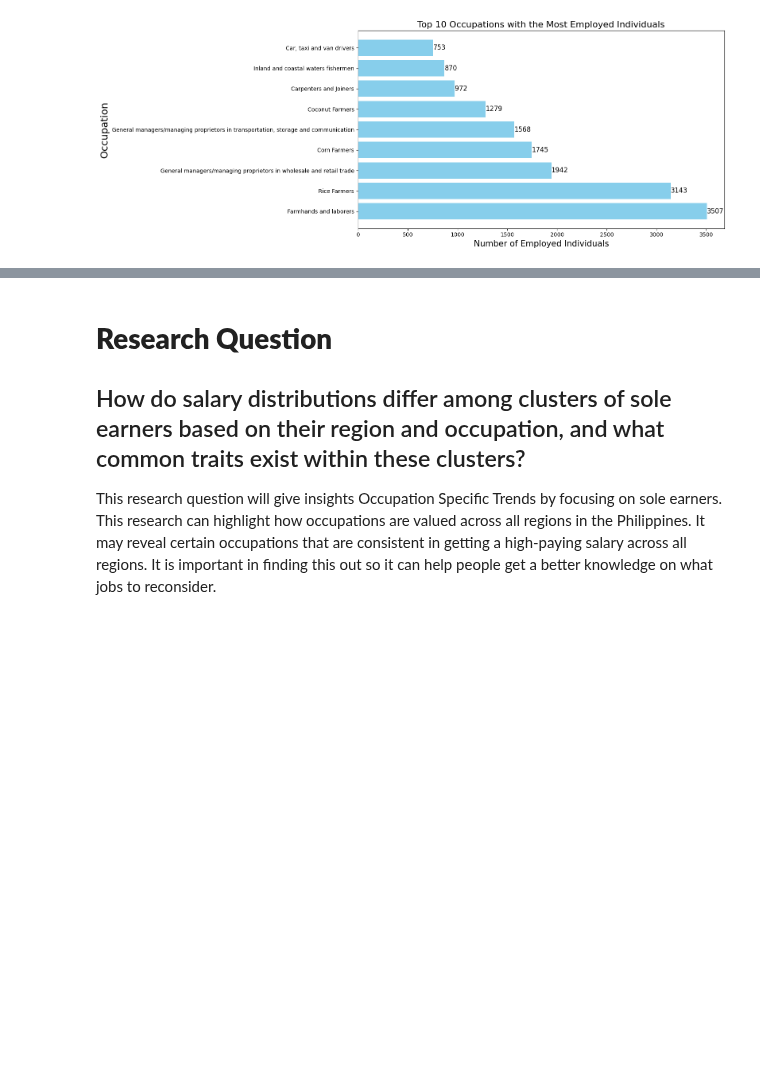
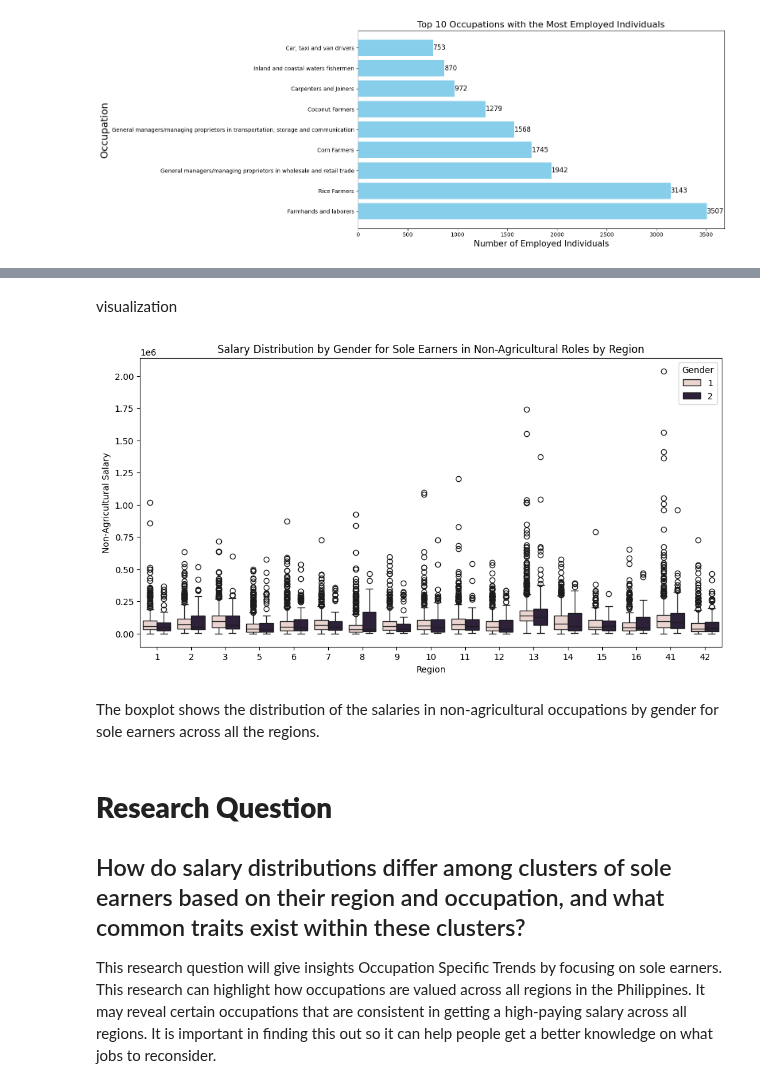
Before and after one commit to chiwasushuba/CSMODEL-Project, a Jupyter notebook: [Phase 2].ipynb, the cells around one changed output, grey strips where cells are left out. Saved outputs shown, nothing was run; the diff lists cells and outputs as text; code cells hidden in the pictures; blank space fills up the shorter version.

```diff
--- a/[Phase 2].ipynb
+++ b/[Phase 2].ipynb
@@ -1060,3 +1074,17 @@ We conclude that there is a significant difference in salary between male and fe
+# %% [markdown]
+visualization
+# %%
+plt.figure(figsize=(12, 6))
+sns.boxplot(data=clean_df, x='W_REGN', y='NONAGRI_SAL', hue='SEX')
+plt.title('Salary Distribution by Gender for Sole Earners in Non-Agricultural Roles by Region')
+plt.xlabel('Region')
+plt.ylabel('Non-Agricultural Salary')
+plt.legend(title='Gender')
+plt.show()
+# %% [output]
+[figure, added]
+# %% [markdown]
+The boxplot shows the distribution of the salaries in non-agricultural occupations by gender for sole earners across all the regions.
 # %% [markdown]
 # __Research Question__
 ## How do salary distributions differ among clusters of sole earners based on their region and occupation, and what common traits exist within these clusters?
```
Also changed, not shown: parts of 31 cells of this notebook.
